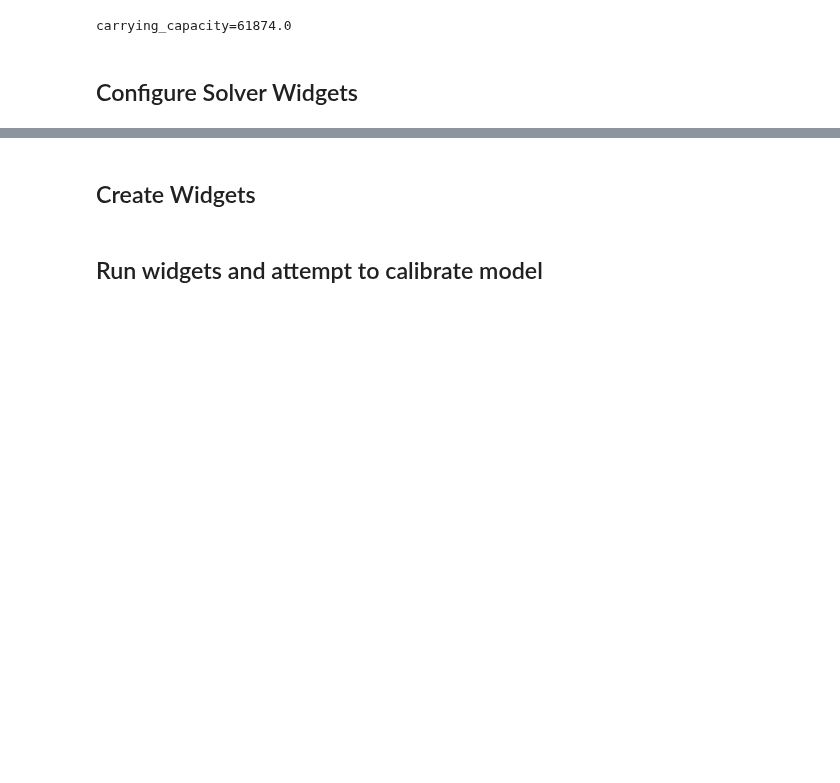
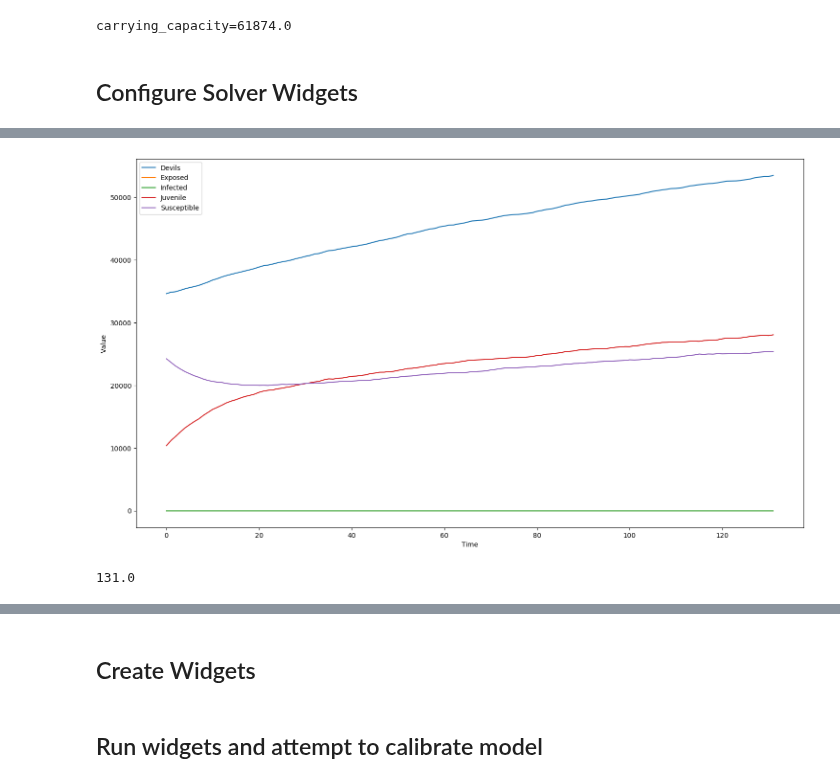
Before and after one commit to StochSS/devils_dftd_modeling, a Jupyter notebook: Devils Experiment Parameter Approxamation.ipynb, the cells around one changed output, grey strips where cells are left out. Drawn from its saved outputs; the diff is of its cells as text; code cells hidden in the pictures; blank space fills up the shorter version.

```diff
--- a/Devils Experiment Parameter Approxamation.ipynb
+++ b/Devils Experiment Parameter Approxamation.ipynb
@@ -54,17 +54,18 @@ _ = plt.plot(range(len(devil_pop)), devil_pop, 'b', label='Observed Total')
 ## Model
 # %%
 variables = {
-    "juvenile_concentration": 0.3,
+    "juvenile_concentration": 0.45,
     "infected_concentration": 2.8888e-05,
     "birth_rate": 0.055, #0.027  #1st order birth
-    "death_rate_susceptible": 0.02335,
-    "death_rate_susceptible2": 8.25e-7,
-    "death_rate_infected": 0.044,
     "latency": 27.39,
     "infection_rate": 0.48,
     "maturity_rate": 0.04167,
-    "death_rate_juvenile": 0.0065
+    "death_rate_juvenile": 0.005,
+    "death_rate_susceptible": 0.02335,
+    "death_rate_susceptible2": 2.325e-7,# 8.25e-7,
+    "death_rate_infected": 0.044,
 }
+variables_orig = variables.copy()
 # %%
 class DevilsPreVaccination(Model):
     def __init__(self, values=variables, events=None):
@@ -261,3 +276,17 @@ def event_model(run=False):
     plt.xticks(fontsize=12)
     plt.yticks(fontsize=12, rotation="vertical", va="center")
     plt.legend(loc='best', fontsize=12)
+# %%
+variables = {
+    "juvenile_concentration": 0.3,
+    "infected_concentration": 2.8888e-05,
+    "birth_rate": 0.055, #0.027  #1st order birth
+    "latency": 27.39,
+    "infection_rate": 0.48,
+    "maturity_rate": 0.04167,
+    "death_rate_juvenile": 0.0055,
+    "death_rate_susceptible": 0.025,#0.02335,
+    "death_rate_susceptible2": 2.25e-7,# 8.25e-7,
+    "death_rate_infected": 0.044,
+    "dftd_start": 100
+}
@@ -286,6 +344,13 @@ def run_pre_infection(start, end):
         "death_rate_susceptible": variables['death_rate_susceptible'],
         "death_rate_susceptible2": variables['death_rate_susceptible2']
     }
+    for k,v in variables.items():
+        print(" "*(23-len(k)),end='')
+        if variables[k] != variables_orig[k]:
+            print(f"{k}:   {v}\t\t(was {variables_orig[k]})")
+        else:
+            print(f"{k}:   {v} ")
+
     results = solver.run(model=model, variables=variable, t=end-start)
     total_devils = np.add(
         np.add(results['Juvenile'], results['Susceptible']), np.add(results['Exposed'], results['Infected'])
@@ -293,3 +358,5 @@ def run_pre_infection(start, end):
     ec_result = spatial.distance.euclidean(total_devils, devil_pop[start:end+1])
     mn_result = spatial.distance.cityblock(total_devils, devil_pop[start:end+1])
     return (results, total_devils, ec_result, mn_result)
+# %%
+res, tot, ec, mn = run_pre_infection(0,131)
@@ -296,3 +374,11 @@ def run_pre_infection(start, end):
+# %%
+res.plot()
+# %% [output]
+[figure, added]
+# %%
+res[0]['time'][-1]
+# %% [output]
+131.0
 # %%
 def run_post_infection(start, end, pre_result, dftd_start):
     if start == (dftd_start + 1):
```
Also changed, not shown: parts of 21 cells of this notebook.
